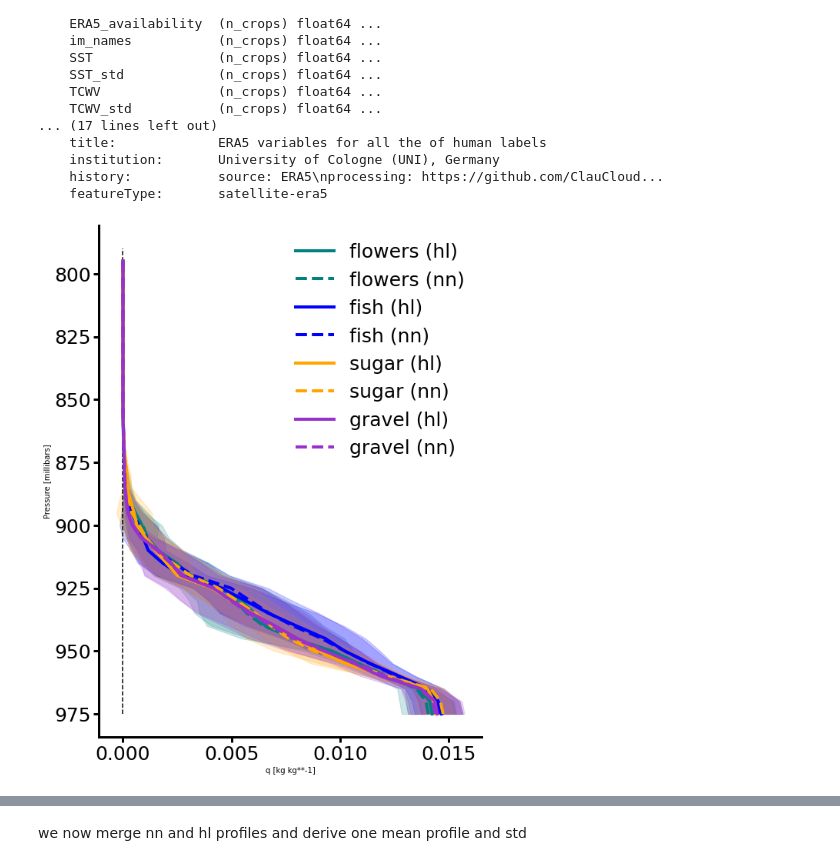
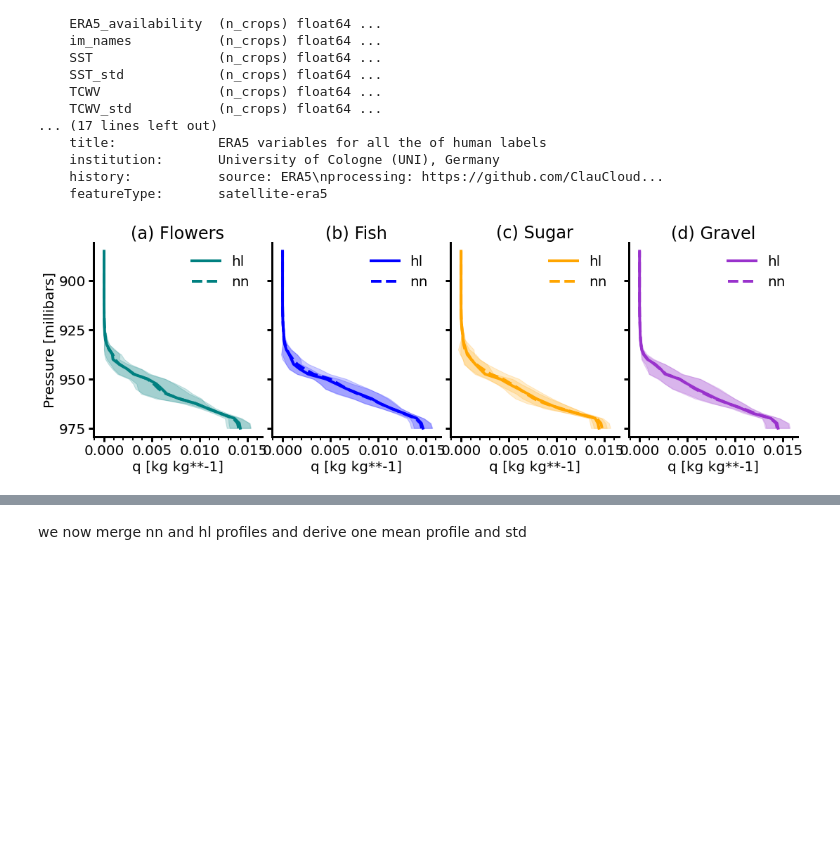
Before and after one commit to ClauClouds/ML_work_DC, a Jupyter notebook: plot_human_labels_paper.ipynb, the cells around one changed output, grey strips where cells are left out. Cells and saved outputs as stored; diff of their text form; code cells hidden in the pictures; blank space fills up the shorter version.

Commit message:
update plots of human labels to visualize nn and hl of each class

```diff
--- a/plot_human_labels_paper.ipynb
+++ b/plot_human_labels_paper.ipynb
@@ -84,15 +84,15 @@ gravel_hl_std = gravel_hl.std(dim='n_crops', skipna=True)
 # wiskers plot for SST, TCWV, TCC, TCLW, TCRW, CBH
 # profiles of q, t, w, clwc
 dict_plot_settings = {
-    'labelsizeaxes':25,
-    'fontSizeTitle':25,
-    'fontSizeX'    :25,
-    'fontSizeY'    :25,
-    'cbarAspect'   :25,
-    'fontSizeCbar' :25,
+    'labelsizeaxes':20,
+    'fontSizeTitle':20,
+    'fontSizeX'    :20,
+    'fontSizeY'    :20,
+    'cbarAspect'   :20,
+    'fontSizeCbar' :20,
     'rcparams_font':['Tahoma'],
     'savefig_dpi'  :100,
-    'font_size'    :25,
+    'font_size'    :20,
     'grid'         :True}
 
 levels = flower_hl.levels.values
@@ -126,64 +126,69 @@ for ind_var, var_name in enumerate(vars_list):
     mean_gr_nn = gravel_nn_mean[vars_list[ind_var]].values
     std_gr_nn = gravel_nn_std[vars_list[ind_var]].values
 
-    fig, axs = plt.subplots(figsize=(8,10), constrained_layout=True)
+    fig, axs = plt.subplots(1,4, figsize=(15,5), sharey=True, sharex=True, constrained_layout=True)
     # plots settings defined by user at the top
     labelsizeaxes   = dict_plot_settings['labelsizeaxes']
     fontSizeTitle   = dict_plot_settings['fontSizeTitle']
     fontSizeX       = dict_plot_settings['fontSizeX']
     fontSizeY       = dict_plot_settings['fontSizeY']
     cbarAspect      = dict_plot_settings['cbarAspect']
     fontSizeCbar    = dict_plot_settings['fontSizeCbar']
     matplotlib.rcParams['savefig.dpi'] = dict_plot_settings['savefig_dpi']
     plt.rcParams.update({'font.size':dict_plot_settings['font_size']})
     grid = dict_plot_settings['grid']
     matplotlib.rc('xtick', labelsize=20)  # sets dimension of ticks in the plots
     matplotlib.rc('ytick', labelsize=20) # sets dimension of ticks in the plots    fs = 32
     #ax1.set_xlim(binned_sst[0]-1.5, binned_sst[-1]+0.1)
-    axs.spines['top'].set_visible(False)
-    axs.spines['right'].set_visible(False)
-    axs.spines['bottom'].set_linewidth(3)
-    axs.spines['left'].set_linewidth(3)
-    #ax1.xaxis.set_minor_locator(ticker.AutoMinorLocator(n=5))
-    axs.tick_params(which='minor', length=5, width=2)
-    axs.tick_params(which='major', length=7, width=3)
-    #ax1.xaxis.set_minor_locator(ticker.AutoMinorLocator(n=5))
-    axs.vlines(0.,0, len(levels), linestyle='--', color='black')
-    axs.tick_params(axis='both', labelsize=dict_plot_settings['labelsizeaxes'])
 
-    axs.plot(mean_fl, np.arange(len(levels)), linewidth=4, rasterized=True, color='teal', label='flowers (hl)')
-    axs.fill_betweenx(np.arange(len(levels)), mean_fl-std_fl, mean_fl+std_fl, color='teal', alpha=0.2)
+    axs[0].plot(mean_fl, np.arange(len(levels)), linewidth=4, rasterized=True, color='teal', label='hl')
+    axs[0].fill_betweenx(np.arange(len(levels)), mean_fl-std_fl, mean_fl+std_fl, color='teal', alpha=0.2)
 
-    axs.plot(mean_fl_nn, np.arange(len(levels)), 'teal', linewidth=4, rasterized=True, label='flowers (nn)', linestyle='--')
-    axs.fill_betweenx(np.arange(len(levels)), mean_fl_nn-std_fl_nn, mean_fl_nn+std_fl_nn, color='teal', alpha=0.2)
+    axs[0].plot(mean_fl_nn, np.arange(len(levels)), 'teal', linewidth=4, rasterized=True, label='nn', linestyle='--')
+    axs[0].fill_betweenx(np.arange(len(levels)), mean_fl_nn-std_fl_nn, mean_fl_nn+std_fl_nn, color='teal', alpha=0.2)
 
-    axs.plot(mean_fi, np.arange(len(levels)), linewidth=4, rasterized=True, color='blue', label='fish (hl)')
-    axs.fill_betweenx(np.arange(len(levels)), mean_fi-std_fi, mean_fi+std_fi, color='blue', alpha=0.2)
+    axs[1].plot(mean_fi, np.arange(len(levels)), linewidth=4, rasterized=True, color='blue', label='hl')
+    axs[1].fill_betweenx(np.arange(len(levels)), mean_fi-std_fi, mean_fi+std_fi, color='blue', alpha=0.2)
 
-    axs.plot(mean_fi_nn, np.arange(len(levels)), 'blue', linewidth=4, rasterized=True, label='fish (nn)', linestyle='--')
-    axs.fill_betweenx(np.arange(len(levels)), mean_fi_nn-std_fi_nn, mean_fi_nn+std_fi_nn, color='blue', alpha=0.2)
+    axs[1].plot(mean_fi_nn, np.arange(len(levels)), 'blue', linewidth=4, rasterized=True, label='nn', linestyle='--')
+    axs[1].fill_betweenx(np.arange(len(levels)), mean_fi_nn-std_fi_nn, mean_fi_nn+std_fi_nn, color='blue', alpha=0.2)
 
-    axs.plot(mean_su, np.arange(len(levels)), linewidth=4, rasterized=True, color='orange', label='sugar (hl)')
-    axs.fill_betweenx(np.arange(len(levels)), mean_su-std_su, mean_su+std_su, color='orange', alpha=0.2)
+    axs[2].plot(mean_su, np.arange(len(levels)), linewidth=4, rasterized=True, color='orange', label='hl')
+    axs[2].fill_betweenx(np.arange(len(levels)), mean_su-std_su, mean_su+std_su, color='orange', alpha=0.2)
 
-    axs.plot(mean_su_nn, np.arange(len(levels)), 'orange', linewidth=4, rasterized=True, label='sugar (nn)', linestyle='--')
-    axs.fill_betweenx(np.arange(len(levels)), mean_su_nn-std_su_nn, mean_su_nn+std_su_nn, color='orange', alpha=0.2)
+    axs[2].plot(mean_su_nn, np.arange(len(levels)), 'orange', linewidth=4, rasterized=True, label='nn', linestyle='--')
+    axs[2].fill_betweenx(np.arange(len(levels)), mean_su_nn-std_su_nn, mean_su_nn+std_su_nn, color='orange', alpha=0.2)
 
 
-    axs.plot(mean_gr, np.arange(len(levels)), linewidth=4, rasterized=True, color='darkorchid', label='gravel (hl)')
-    axs.fill_betweenx(np.arange(len(levels)), mean_gr-std_gr, mean_gr+std_gr, color='darkorchid', alpha=0.2)
+    axs[3].plot(mean_gr, np.arange(len(levels)), linewidth=4, rasterized=True, color='darkorchid', label='hl')
+    axs[3].fill_betweenx(np.arange(len(levels)), mean_gr-std_gr, mean_gr+std_gr, color='darkorchid', alpha=0.2)
 
-    axs.plot(mean_gr_nn, np.arange(len(levels)), 'darkorchid', linewidth=4, rasterized=True, label='gravel (nn)', linestyle='--')
-    axs.fill_betweenx(np.arange(len(levels)), mean_gr_nn-std_gr_nn, mean_gr_nn+std_gr_nn, color='darkorchid', alpha=0.2)
+    axs[3].plot(mean_gr_nn, np.arange(len(levels)), 'darkorchid', linewidth=4, rasterized=True, label='nn',linestyle='--')
+    axs[3].fill_betweenx(np.arange(len(levels)), mean_gr_nn-std_gr_nn, mean_gr_nn+std_gr_nn, color='darkorchid', alpha=0.2)
 
+    axs[0].set_ylabel('Pressure ['+flower_hl.levels.units+']')
 
+    axs[0].set_yticklabels(strlev)
+    #axs.set_xlim(-0.2, 0.2)
 
-    axs.set_ylabel('Pressure ['+flower_hl.levels.units+']')
-    axs.set_xlabel(var_name+' ['+flower_hl[var_name].units+']')
+    for ax, l in zip(axs[:].flatten(), ['(a) Flowers',
+                                        '(b) Fish',
+                                        '(c) Sugar',
+                                        '(d) Gravel']):
+        #ax.set_xlim(SST_binned_arr[0]-0.1, SST_binned_arr[-1]+0.1)
+        ax.set_title(l)
+        ax.set_xlabel(var_name+' ['+flower_hl[var_name].units+']')
+        ax.legend(frameon=False)
 
-    axs.set_yticklabels(strlev)
-    axs.legend(frameon=False)
-    #axs.set_xlim(-0.2, 0.2)
-    fig.savefig(path_out+var_name+'_profiles_flowers.png')
+        ax.spines["top"].set_visible(False)
+        ax.spines["right"].set_visible(False)
+        ax.spines["bottom"].set_linewidth(3)
+        ax.spines["left"].set_linewidth(3)
+        ax.xaxis.set_minor_locator(ticker.AutoMinorLocator(n=5))
+        ax.tick_params(which='minor', length=5, width=2)
+        ax.tick_params(which='major', length=7, width=3)
+        ax.xaxis.set_minor_locator(ticker.AutoMinorLocator(n=5))
+        ax.tick_params(axis='both', labelsize=20)
+    fig.savefig(path_out+var_name+'_profiles_all.png')
 # %% [output]
-[figure, old version]
+[figure, new version]
```
Also changed, not shown: parts of 4 cells of this notebook.
